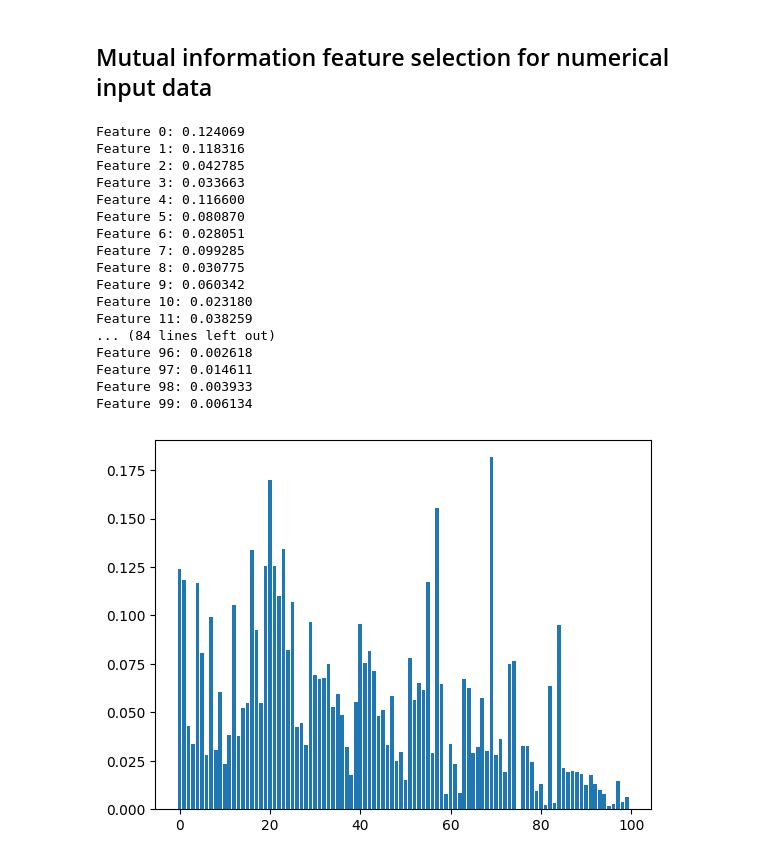
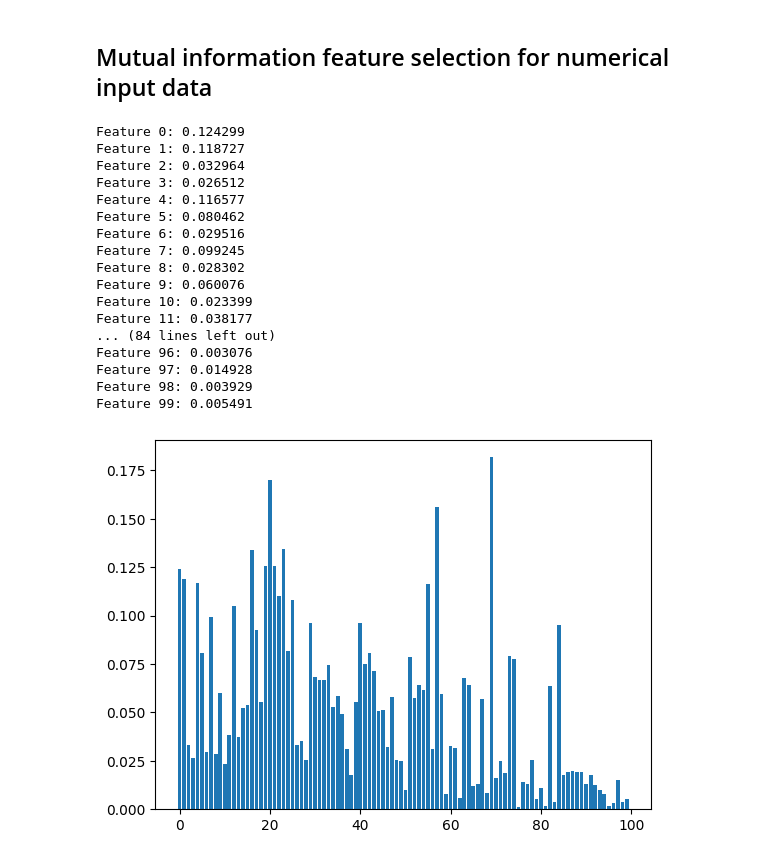
Before and after one commit to OrestisStefanou/InvestorAPI, a Jupyter notebook: analytics/machine_learning/price_prediction_with_fundamentals/notebooks/Mutual_Information.ipynb, the cells around one changed output. Drawn from its saved outputs; the diff is of its cells as text; code cells hidden in the pictures.

```diff
--- a/analytics/machine_learning/price_prediction_with_fundamentals/notebooks/Mutual_Information.ipynb
+++ b/analytics/machine_learning/price_prediction_with_fundamentals/notebooks/Mutual_Information.ipynb
@@ -237,3 +326,0 @@ Name: price, Length: 53947, dtype: float64
-# %%
-X_train = scaled_train_set.drop(['price'], axis=1)
-X_train
@@ -270,3 +326,0 @@ Name: price, Length: 3158, dtype: float64
-# %%
-X_test = scaled_test_set.drop(['price'], axis=1)
-X_test.info()
@@ -290,0 +327,13 @@ memory usage: 2.4 MB
+# %%
+target_scaler = MinMaxScaler()
+y_train_scaled = min_max_scale_transformation_on_target(
+    target=y_train,
+    min_max_scaler=target_scaler,
+    fit=True
+)
+
+y_test_scaled = min_max_scale_transformation_on_target(
+    target=y_test,
+    min_max_scaler=target_scaler,
+    fit=False
+)
@@ -309,7 +410,7 @@ def select_features(X_train, y_train, X_test):
 	return X_train_fs, X_test_fs, fs
 
 # feature selection
-X_train_fs, X_test_fs, fs = select_features(X_train, y_train, X_test)
+X_train_fs, X_test_fs, fs = select_features(scaled_train_set, y_train_scaled, scaled_test_set)
 
 # what are scores for the features
 correlation_scores = list()
@@ -344,51 +445,51 @@ Feature 99: 158.803389
 # %%
 from sklearn.feature_selection import SelectKBest
 from sklearn.feature_selection import mutual_info_regression
 from matplotlib import pyplot
 
 # feature selection
 def select_features(X_train, y_train, X_test):
 	# configure to select all features
 	fs = SelectKBest(score_func=mutual_info_regression, k='all')
 	# learn relationship from training data
 	fs.fit(X_train, y_train)
 	# transform train input data
 	X_train_fs = fs.transform(X_train)
 	# transform test input data
 	X_test_fs = fs.transform(X_test)
 	return X_train_fs, X_test_fs, fs
 
 # feature selection
-X_train_fs, X_test_fs, fs = select_features(X_train, y_train, X_test)
+X_train_fs, X_test_fs, fs = select_features(scaled_train_set, y_train_scaled, scaled_test_set)
 
 # what are scores for the features
 mutual_info_scores = list()
 for i in range(len(fs.scores_)):
     print('Feature %d: %f' % (i, fs.scores_[i]))
     mutual_info_scores.append((i, fs.scores_[i]))
 
 # plot the scores
 pyplot.bar([i for i in range(len(fs.scores_))], fs.scores_)
 pyplot.show()
 # %% [output]
-Feature 0: 0.124069
-Feature 1: 0.118316
-Feature 2: 0.042785
-Feature 3: 0.033663
-Feature 4: 0.116600
-Feature 5: 0.080870
-Feature 6: 0.028051
-Feature 7: 0.099285
-Feature 8: 0.030775
-Feature 9: 0.060342
-Feature 10: 0.023180
-Feature 11: 0.038259
+Feature 0: 0.124299
+Feature 1: 0.118727
+Feature 2: 0.032964
+Feature 3: 0.026512
+Feature 4: 0.116577
+Feature 5: 0.080462
+Feature 6: 0.029516
+Feature 7: 0.099245
+Feature 8: 0.028302
+Feature 9: 0.060076
+Feature 10: 0.023399
+Feature 11: 0.038177
 ... (84 lines left out)
-Feature 96: 0.002618
-Feature 97: 0.014611
-Feature 98: 0.003933
-Feature 99: 0.006134
+Feature 96: 0.003076
+Feature 97: 0.014928
+Feature 98: 0.003929
+Feature 99: 0.005491
-[figure, old version]
+[figure, new version]
 # %%
 mutual_info_scores_sorted = sorted(mutual_info_scores, key=lambda x: x[1], reverse=True)
 
```
Also changed, not shown: parts of 23 cells of this notebook, 3 other files.
